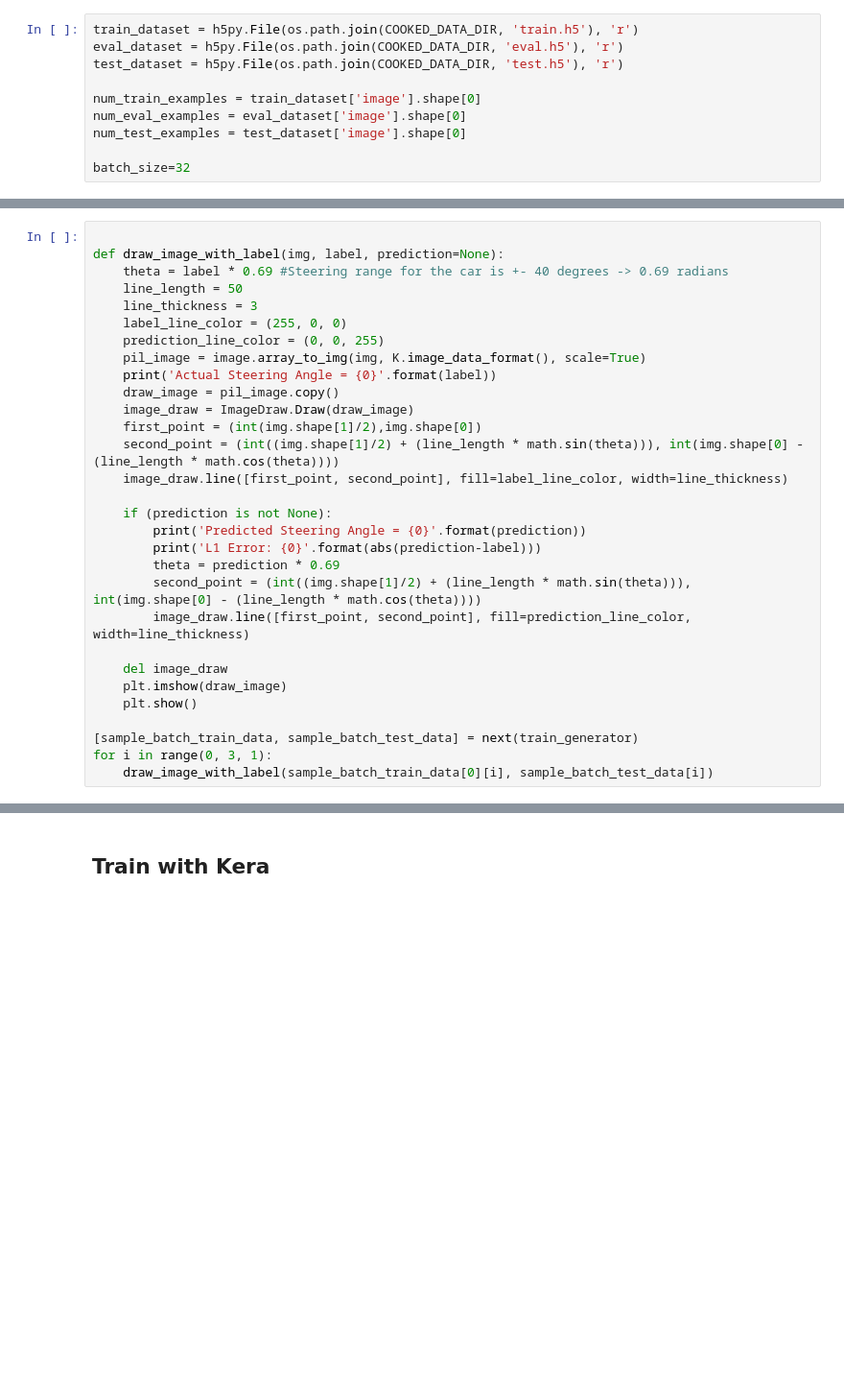
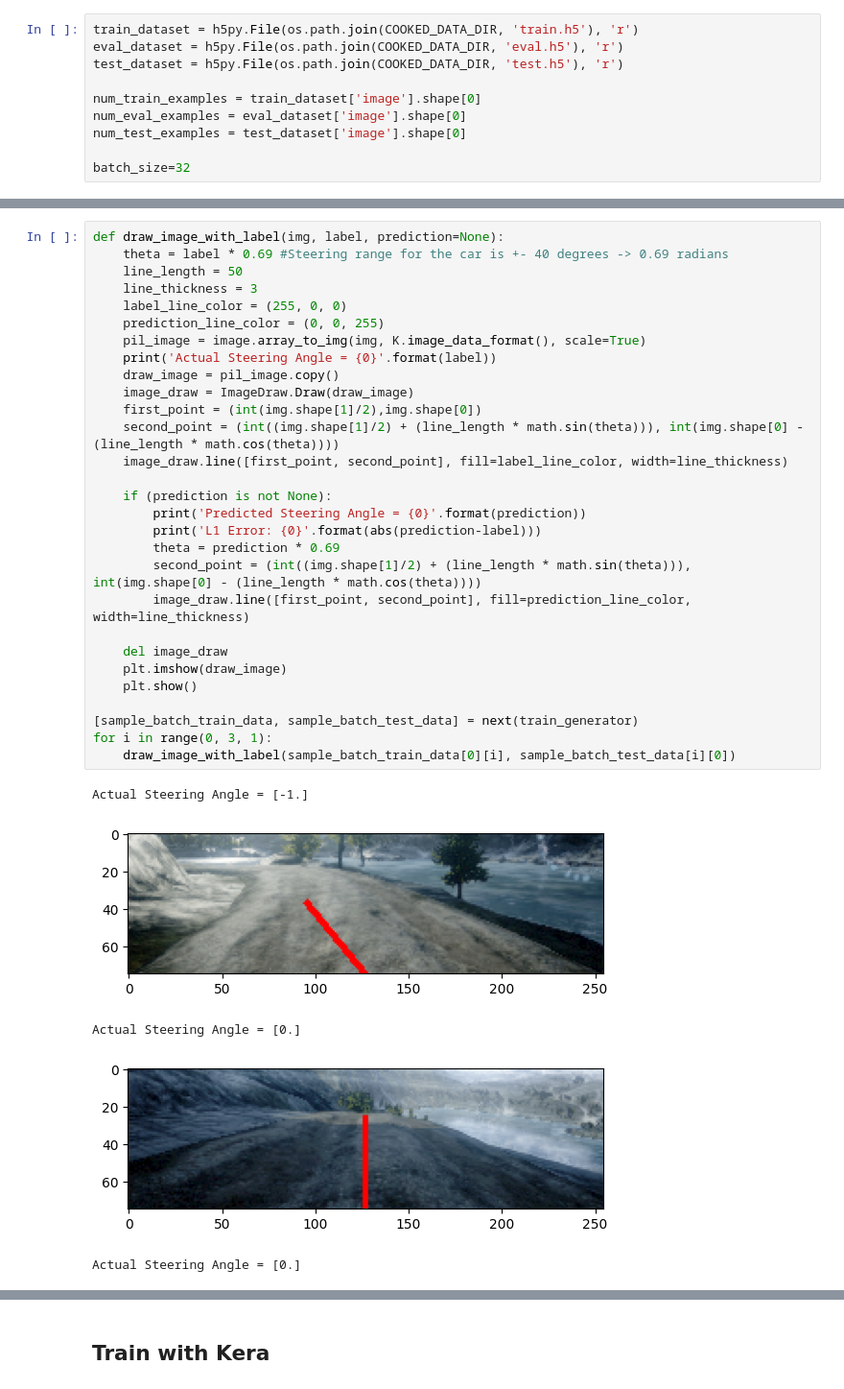
Before and after one commit to lam26817938/cs4756, a Jupyter notebook: main.ipynb, the cells around one changed output, grey strips where cells are left out. Shown at 96% size. Drawn from its saved outputs; the diff is of its cells as text; blank space fills up the shorter version.

```diff
--- a/main.ipynb
+++ b/main.ipynb
@@ -107,30 +138,35 @@ eval_generator = data_generator.flow\
 # %%
-
 def draw_image_with_label(img, label, prediction=None):
     theta = label * 0.69 #Steering range for the car is +- 40 degrees -> 0.69 radians
     line_length = 50
     line_thickness = 3
     label_line_color = (255, 0, 0)
     prediction_line_color = (0, 0, 255)
     pil_image = image.array_to_img(img, K.image_data_format(), scale=True)
     print('Actual Steering Angle = {0}'.format(label))
     draw_image = pil_image.copy()
     image_draw = ImageDraw.Draw(draw_image)
     first_point = (int(img.shape[1]/2),img.shape[0])
     second_point = (int((img.shape[1]/2) + (line_length * math.sin(theta))), int(img.shape[0] - (line_length * math.cos(theta))))
     image_draw.line([first_point, second_point], fill=label_line_color, width=line_thickness)
 
     if (prediction is not None):
         print('Predicted Steering Angle = {0}'.format(prediction))
         print('L1 Error: {0}'.format(abs(prediction-label)))
         theta = prediction * 0.69
         second_point = (int((img.shape[1]/2) + (line_length * math.sin(theta))), int(img.shape[0] - (line_length * math.cos(theta))))
         image_draw.line([first_point, second_point], fill=prediction_line_color, width=line_thickness)
 
     del image_draw
     plt.imshow(draw_image)
     plt.show()
 
 [sample_batch_train_data, sample_batch_test_data] = next(train_generator)
 for i in range(0, 3, 1):
-    draw_image_with_label(sample_batch_train_data[0][i], sample_batch_test_data[i])
+    draw_image_with_label(sample_batch_train_data[0][i], sample_batch_test_data[i][0])
+# %% [output]
+Actual Steering Angle = [-1.]
+[figure, added]
+Actual Steering Angle = [0.]
+[figure, added]
+Actual Steering Angle = [0.]
```
Also changed, not shown: parts of 16 cells of this notebook, 2 other files.
